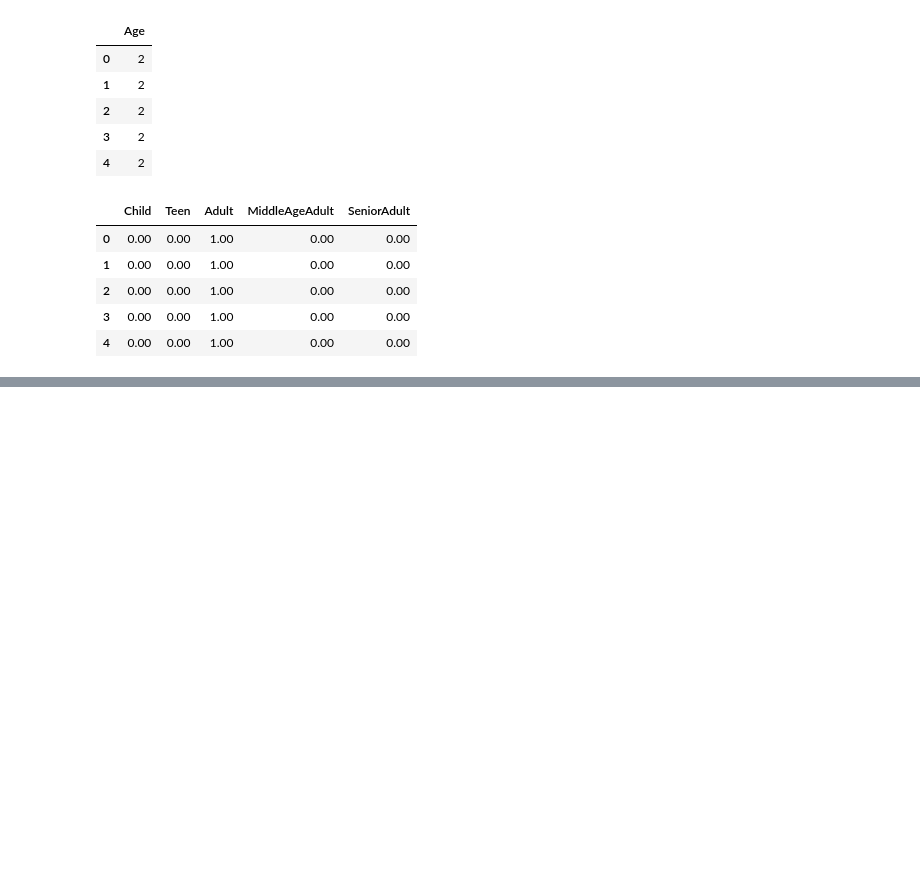
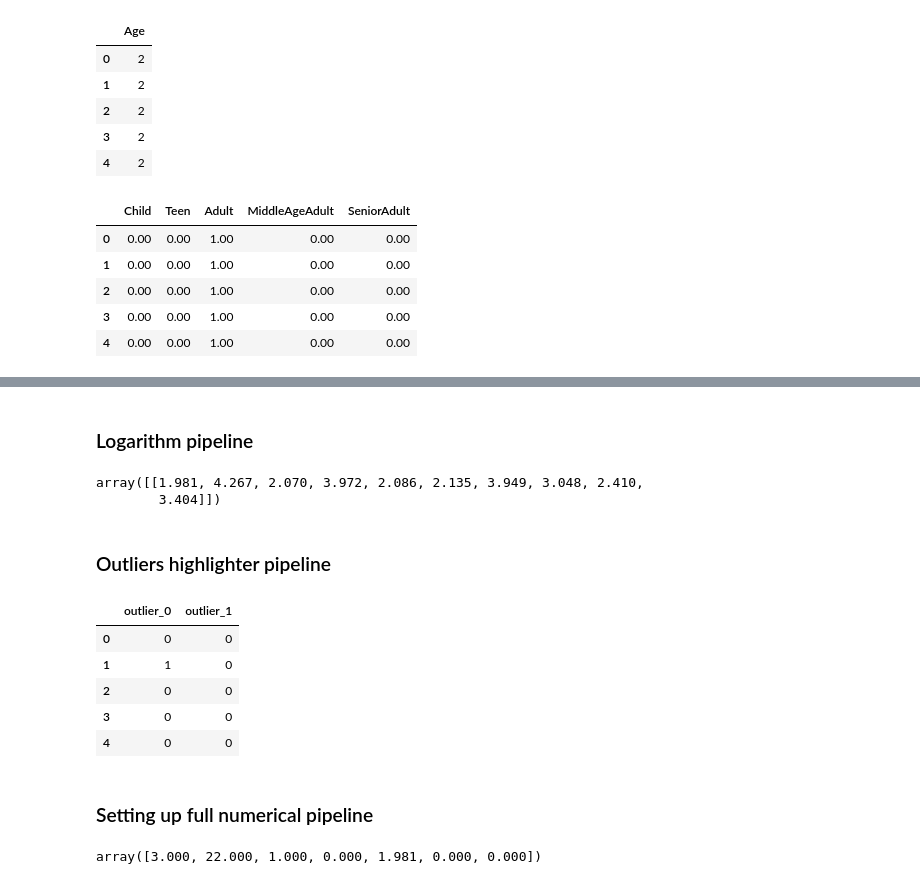
Before and after one commit to Justdek-code/data-science, a Jupyter notebook: titanic_practice/titanic_survived_classification.ipynb, the cells around one changed output, grey strips where cells are left out. Drawn from its saved outputs; the diff is of its cells as text; code cells hidden in the pictures; blank space fills up the shorter version.

Commit message:
setting up numerical pipeline, add outliers highlighter pipeline, logarithm transformer pipeline

```diff
--- a/titanic_practice/titanic_survived_classification.ipynb
+++ b/titanic_practice/titanic_survived_classification.ipynb
@@ -581,2 +542,0 @@ outliers_highlighter = FunctionTransformer(add_outliers_markers)
-# %%
-outliers_highlighter.fit_transform(filled_numerical_data).head()
@@ -589,0 +558,20 @@ outliers_highlighter.fit_transform(filled_numerical_data).head()
+# %%
+def add_outliers_markers(data):
+    data = pd.DataFrame(data.copy())
+    output = pd.DataFrame()
+    count = 1
+
+    for feature_name, feature in data.iteritems():
+
+        Q3 = feature.quantile(0.75)
+        Q1 = feature.quantile(0.25)
+        IQR = Q3 - Q1
+        threshold = IQR * 1.5
+
+        lower_bound = Q1 - threshold
+        upper_bound = Q3 + threshold
+
+        result = ((feature < lower_bound) | (feature > upper_bound)).rename('outlier_' + str(feature.name)).astype(int)
+        output = pd.concat([output, result], axis=1)
+
+    return output
@@ -589,0 +580,2 @@ outliers_highlighter.fit_transform(filled_numerical_data).head()
+# %%
+outliers_highlighter.fit_transform(filled_numerical_data[['Age', 'SibSp']].to_numpy()).value_counts()
@@ -620,0 +653,2 @@ To handle missing values I'm going to use SimpleImputer with 'median' strategy
+# %% [markdown]
+### Logarithm pipeline
@@ -620,0 +660,23 @@ To handle missing values I'm going to use SimpleImputer with 'median' strategy
+# %%
+logarithm_transformer_pipeline.fit_transform([numerical_data.Fare])[:, :10]
+# %% [output]
+array([[1.981, 4.267, 2.070, 3.972, 2.086, 2.135, 3.949, 3.048, 2.410,
+        3.404]])
+# %% [markdown]
+### Outliers highlighter pipeline
+# %%
+outliers_highlighter_pipeline = Pipeline([
+    ('missing_values', SimpleImputer(strategy='median')),
+    ('outliers_highlighter', outliers_highlighter)
+])
+# %%
+outliers_highlighter_pipeline.fit_transform(numerical_data[['Fare', 'SibSp']].to_numpy()).head()
+# %% [output]
+|  | outlier_0 | outlier_1 |
+| 0 | 0 | 0 |
+| 1 | 1 | 0 |
+| 2 | 0 | 0 |
+| 3 | 0 | 0 |
+| 4 | 0 | 0 |
+# %% [markdown]
+### Setting up full numerical pipeline
@@ -620,0 +689,4 @@ To handle missing values I'm going to use SimpleImputer with 'median' strategy
+# %%
+first_numerical_preprocessing.fit_transform(numerical_data)[0]
+# %% [output]
+array([3.000, 22.000, 1.000, 0.000, 1.981, 0.000, 0.000])
```
Also changed, not shown: parts of 44 cells of this notebook.
